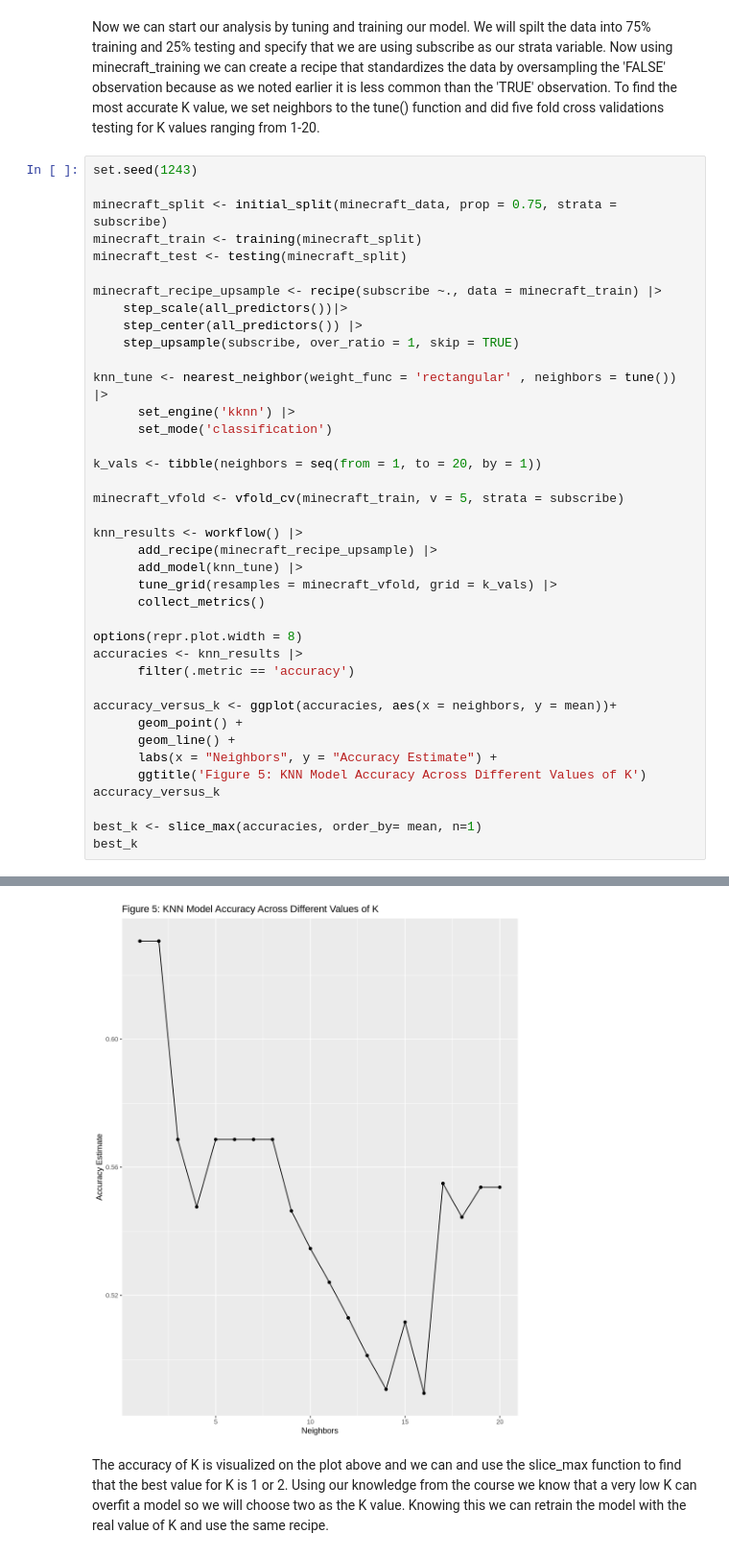
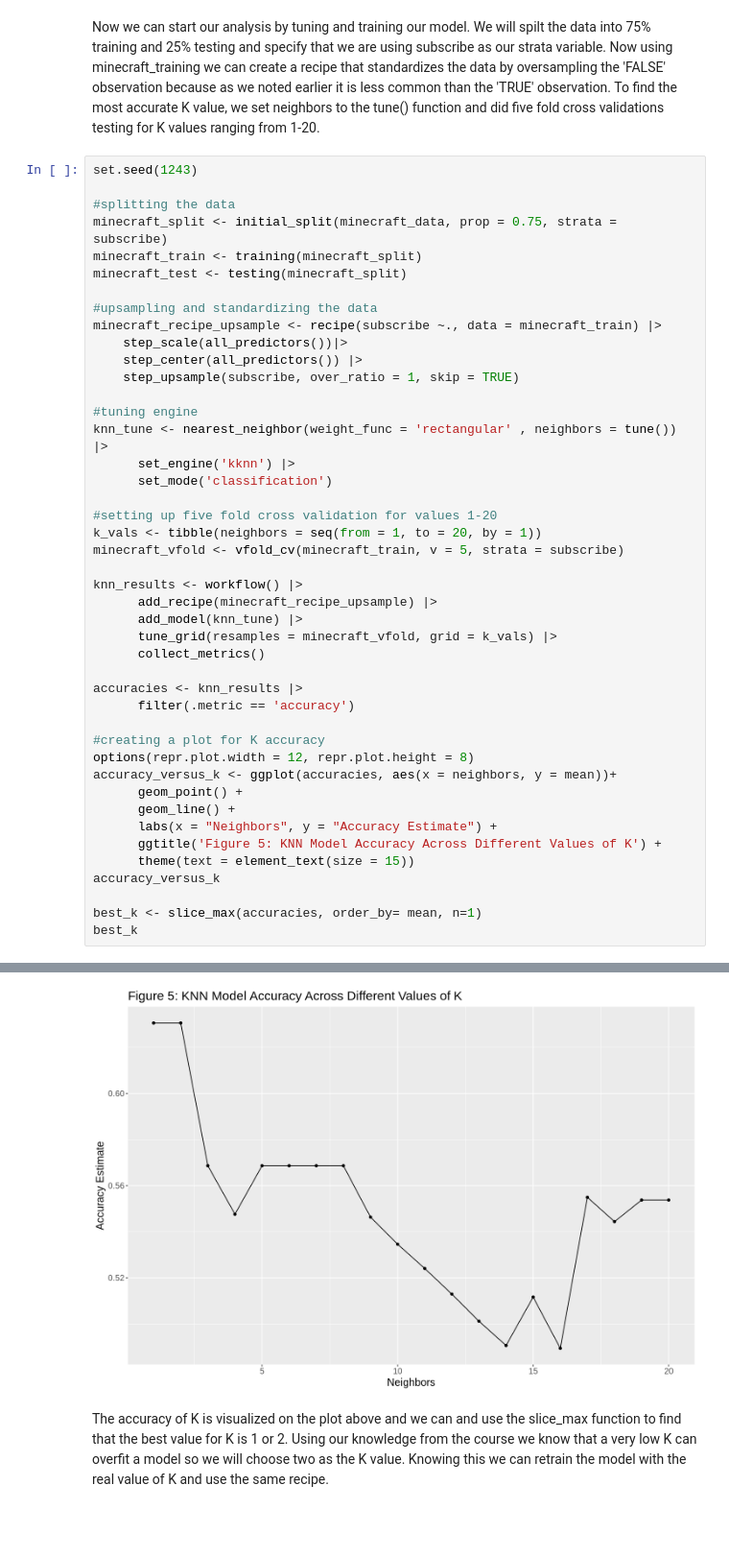
Before and after one commit to kendra2070/group_project, a Jupyter notebook: project_16.ipynb, the cells around one changed output, grey strips where cells are left out. Shown at 96% size. Drawn from its saved outputs; the diff is of its cells as text; blank space fills up the shorter version.

```diff
--- a/project_16.ipynb
+++ b/project_16.ipynb
@@ -212,49 +207,54 @@ Now we can start our analysis by tuning and training our model. We will spilt th
 # %%
 set.seed(1243)
 
+#splitting the data
 minecraft_split <- initial_split(minecraft_data, prop = 0.75, strata = subscribe)
 minecraft_train <- training(minecraft_split)
 minecraft_test <- testing(minecraft_split)
 
+#upsampling and standardizing the data
 minecraft_recipe_upsample <- recipe(subscribe ~., data = minecraft_train) |>
     step_scale(all_predictors())|>
     step_center(all_predictors()) |>
     step_upsample(subscribe, over_ratio = 1, skip = TRUE)
 
+#tuning engine
 knn_tune <- nearest_neighbor(weight_func = 'rectangular' , neighbors = tune()) |>
       set_engine('kknn') |>
       set_mode('classification')
 
+#setting up five fold cross validation for values 1-20
 k_vals <- tibble(neighbors = seq(from = 1, to = 20, by = 1))
-
 minecraft_vfold <- vfold_cv(minecraft_train, v = 5, strata = subscribe)
 
 knn_results <- workflow() |>
       add_recipe(minecraft_recipe_upsample) |>
       add_model(knn_tune) |>
       tune_grid(resamples = minecraft_vfold, grid = k_vals) |>
       collect_metrics()
 
-options(repr.plot.width = 8)
 accuracies <- knn_results |>
       filter(.metric == 'accuracy')
 
+#creating a plot for K accuracy
+options(repr.plot.width = 12, repr.plot.height = 8)
 accuracy_versus_k <- ggplot(accuracies, aes(x = neighbors, y = mean))+
       geom_point() +
       geom_line() +
       labs(x = "Neighbors", y = "Accuracy Estimate") +
-      ggtitle('Figure 5: KNN Model Accuracy Across Different Values of K')
+      ggtitle('Figure 5: KNN Model Accuracy Across Different Values of K') +
+      theme(text = element_text(size = 15))
 accuracy_versus_k
 
 best_k <- slice_max(accuracies, order_by= mean, n=1)
 best_k
 # %% [output]
 A tibble: 2 × 7
 | neighbors | .metric | .estimator | mean | n | std_err | .config |
 | <dbl> | <chr> | <chr> | <dbl> | <int> | <dbl> | <chr> |
 | 1 | accuracy | binary | 0.6305814 | 5 | 0.04440425 | Preprocessor1_Model01 |
 | 2 | accuracy | binary | 0.6305814 | 5 | 0.04440425 | Preprocessor1_Model02 |
-[figure, old version]
+[figure, new version]
 # %% [markdown]
 The accuracy of K is visualized on the plot above and we can and use the slice_max function to find that the best value for K is 1 or 2. Using our knowledge from the course we know that a very low K can overfit a model so we will choose two as the K value. Knowing this we can retrain the model with the real value of K and use the same recipe.
 # %%
```
Also changed, not shown: parts of 7 cells of this notebook.
